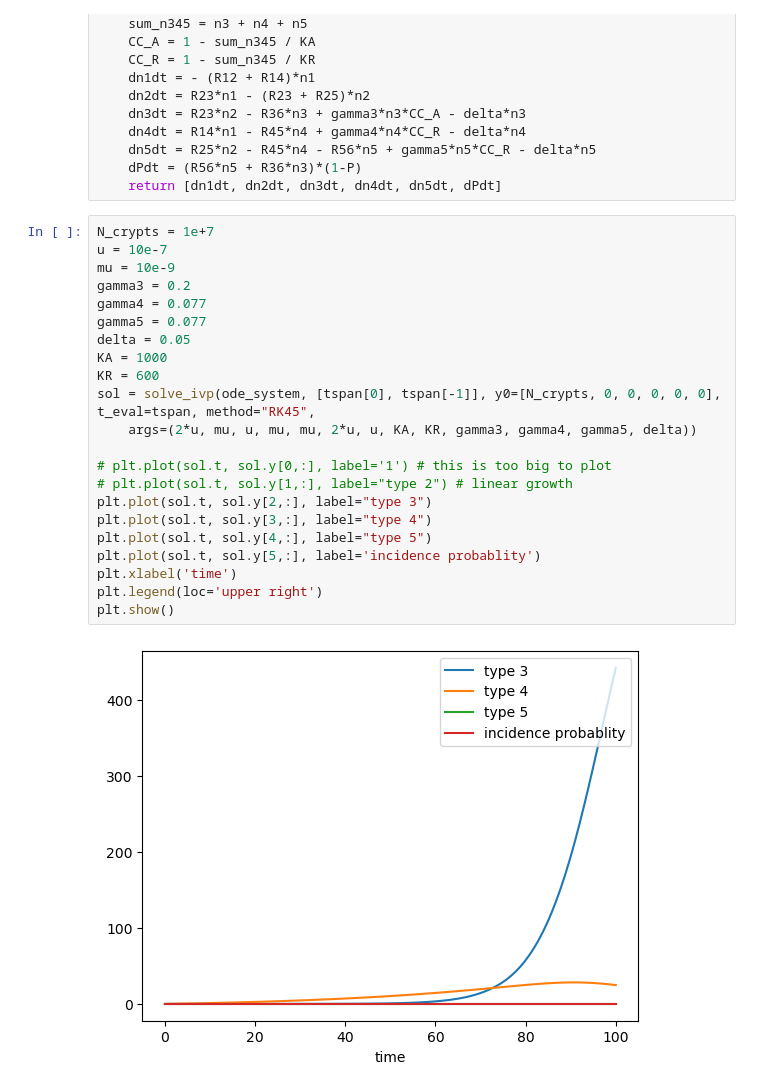
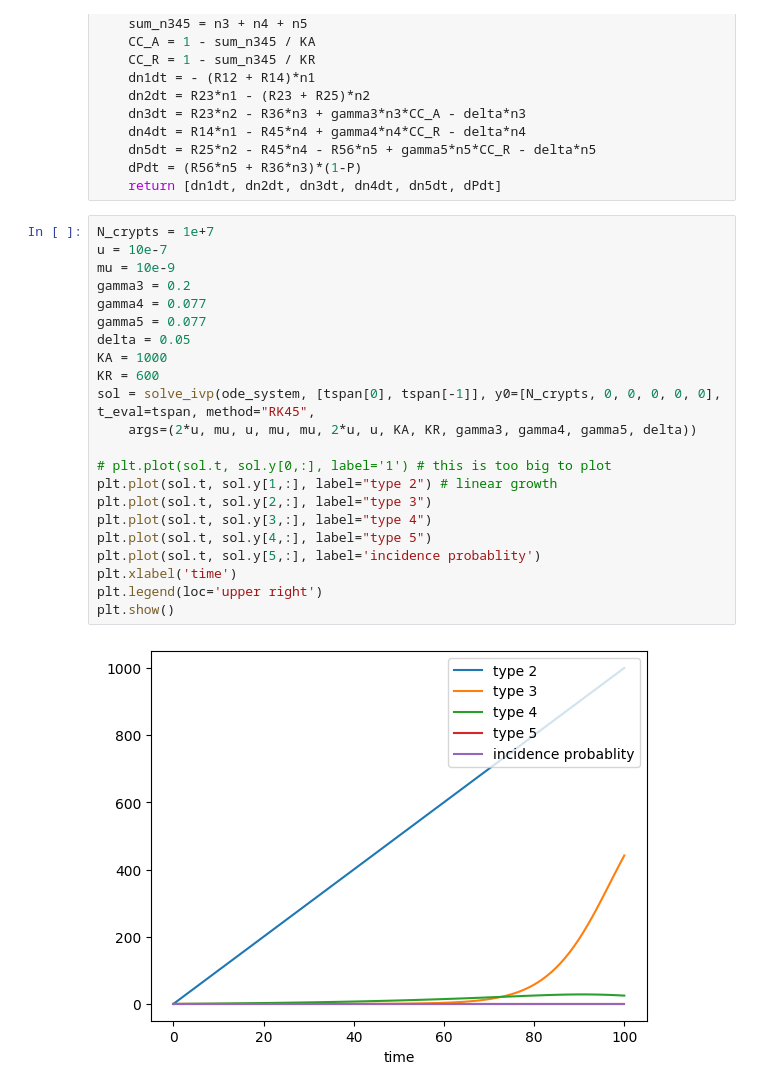
Before and after one commit to ivanygao/UW_AMATH422-522_AspirinColorectalCancer, a Jupyter notebook: sensitivity.ipynb, the cells around one changed output. Saved outputs shown, nothing was run; the diff lists cells and outputs as text.

```diff
--- a/sensitivity.ipynb
+++ b/sensitivity.ipynb
@@ -31,27 +29,27 @@ def ode_system(t, y, R12, R14, R23, R25, R36, R45, R56, KA, KR, gamma3, gamma4,
 # %%
 N_crypts = 1e+7
 u = 10e-7
 mu = 10e-9
 gamma3 = 0.2
 gamma4 = 0.077
 gamma5 = 0.077
 delta = 0.05
 KA = 1000
 KR = 600
 sol = solve_ivp(ode_system, [tspan[0], tspan[-1]], y0=[N_crypts, 0, 0, 0, 0, 0], t_eval=tspan, method="RK45",
     args=(2*u, mu, u, mu, mu, 2*u, u, KA, KR, gamma3, gamma4, gamma5, delta))
 
 # plt.plot(sol.t, sol.y[0,:], label='1') # this is too big to plot
-# plt.plot(sol.t, sol.y[1,:], label="type 2") # linear growth
+plt.plot(sol.t, sol.y[1,:], label="type 2") # linear growth
 plt.plot(sol.t, sol.y[2,:], label="type 3")
 plt.plot(sol.t, sol.y[3,:], label="type 4")
 plt.plot(sol.t, sol.y[4,:], label="type 5")
 plt.plot(sol.t, sol.y[5,:], label='incidence probablity')
 plt.xlabel('time')
 plt.legend(loc='upper right')
 plt.show()
 # %% [output]
-[figure, old version]
+[figure, new version]
 # %%
 # Define the symbols used in the matrix
 R12, R14, R23, R25, R36, R45, R56 = symbols('R12 R14 R23 R25 R36 R45 R56')
```
Also changed, not shown: parts of 3 cells of this notebook.
